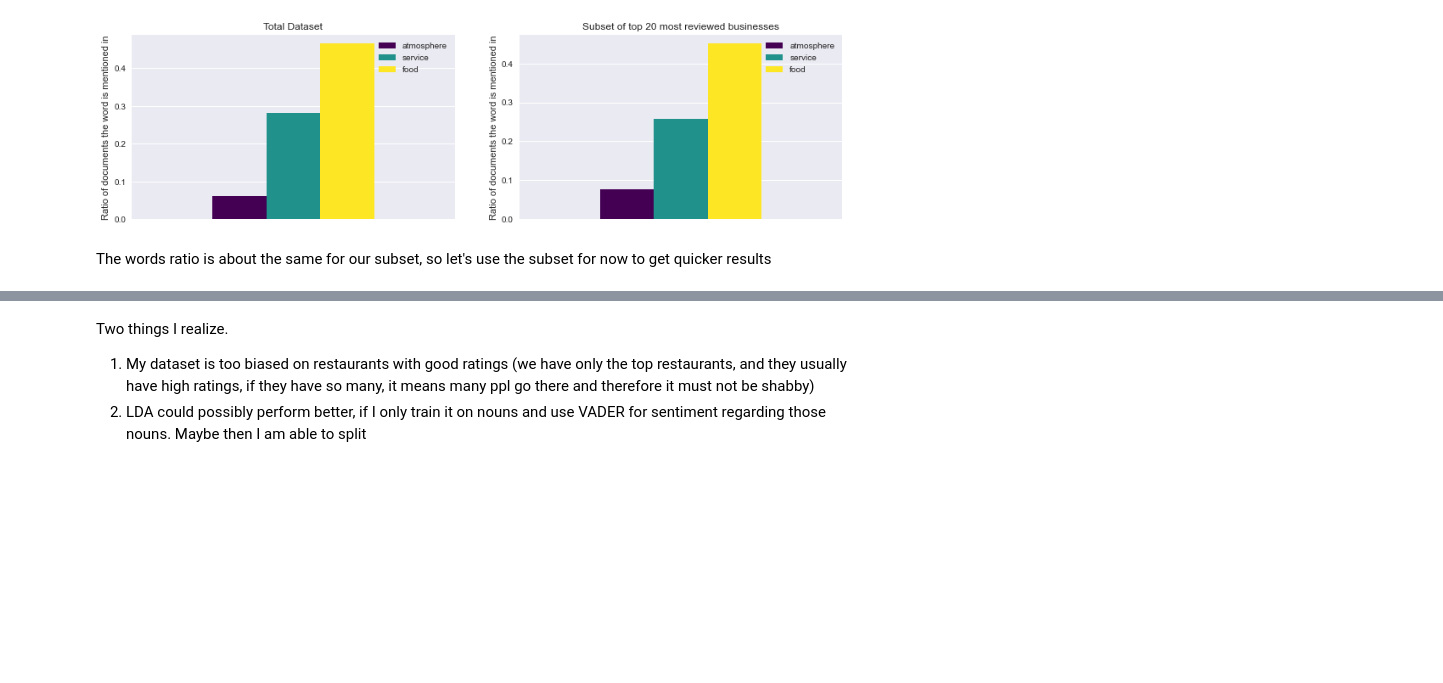
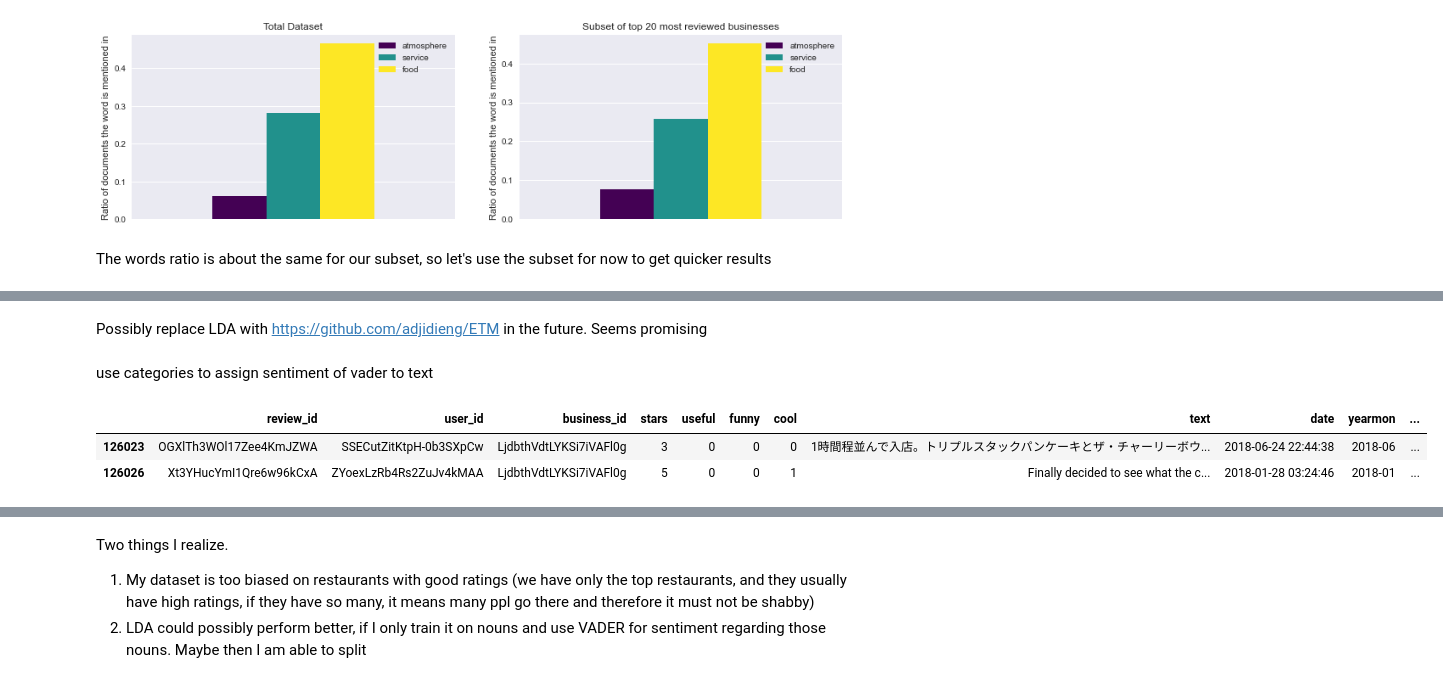
Before and after one commit to lhestermeyer/yelp, a Jupyter notebook: notebooks/20_RestaurantRatingChanges.ipynb, the cells around one changed output, grey strips where cells are left out. Cells and saved outputs as stored; diff of their text form; code cells hidden in the pictures; blank space fills up the shorter version.

```diff
--- a/notebooks/20_RestaurantRatingChanges.ipynb
+++ b/notebooks/20_RestaurantRatingChanges.ipynb
@@ -589,0 +402,2 @@ topic
+# %% [markdown]
+Possibly replace LDA with https://github.com/adjidieng/ETM in the future. Seems promising
@@ -589,0 +410,8 @@ topic
+# %% [markdown]
+use categories to assign sentiment of vader to text
+# %%
+top20_reviews[7898:7900]
+# %% [output]
+|  | review_id | user_id | business_id | stars | useful | funny | cool | text | date | yearmon | ... |
+| 126023 | OGXlTh3WOl17Zee4KmJZWA | SSECutZitKtpH-0b3SXpCw | LjdbthVdtLYKSi7iVAFl0g | 3 | 0 | 0 | 0 | 1時間程並んで入店。トリプルスタックパンケーキとザ・チャーリーボウ... | 2018-06-24 22:44:38 | 2018-06 | ... |
+| 126026 | Xt3YHucYmI1Qre6w96kCxA | ZYoexLzRb4Rs2ZuJv4kMAA | LjdbthVdtLYKSi7iVAFl0g | 5 | 0 | 0 | 1 | Finally decided to see what the c... | 2018-01-28 03:24:46 | 2018-01 | ... |
```
Also changed, not shown: parts of 55 cells of this notebook, 2 other files.
